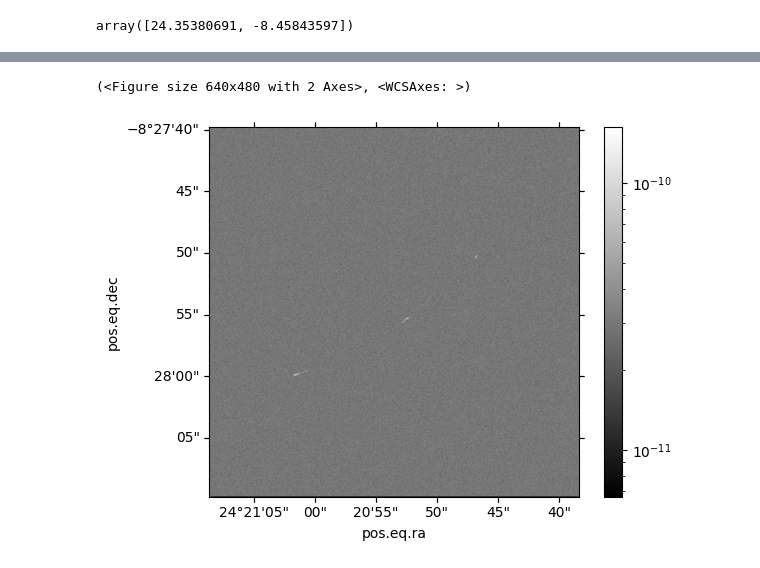
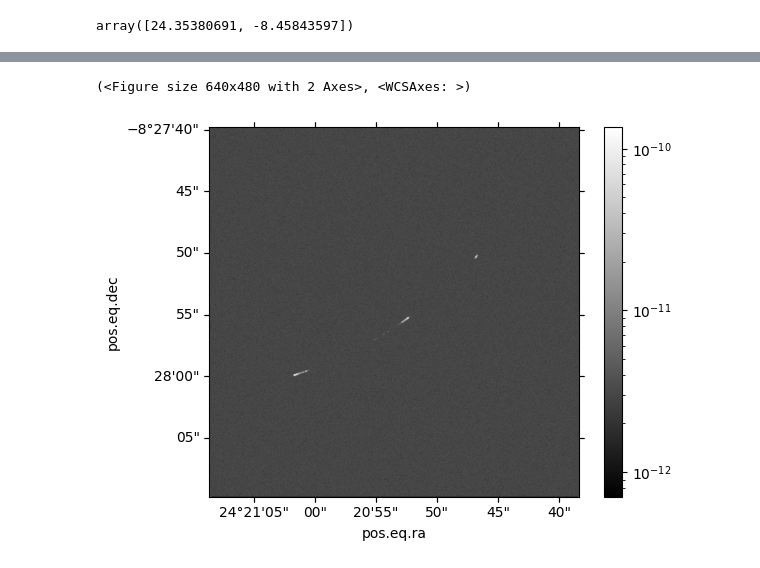
Before and after one commit to aetherumd/pyS99, a Jupyter notebook: nbs_etc/sunrise.ipynb, the cells around one changed output, grey strips where cells are left out. Cells and saved outputs as stored; diff of their text form; code cells hidden in the pictures.

```diff
--- a/nbs_etc/sunrise.ipynb
+++ b/nbs_etc/sunrise.ipynb
@@ -49,7 +77,6 @@ galaxy.pixel_scale(resolution=1000,zoom_factor=1)
 # %%
-lensed_image = observation.simulate_observation(background=3e-11,noise=5e-12,source_resolution=1000,star_by_star=True)
+lensed_image = observation.simulate_observation(background=3e-12,noise=5e-13,source_resolution=1000,star_by_star=True)
+observation.plot(background=3e-12,noise=5e-13,source_resolution=1000,star_by_star=True)
+# %% [output]
+(<Figure size 640x480 with 2 Axes>, <WCSAxes: >)
+[figure, added]
-# %%
-observation.plot(background=3e-11,noise=5e-12,source_resolution=1000,star_by_star=False)
-# %% [output]
-(<Figure size 640x480 with 2 Axes>, <WCSAxes: >)
-[figure, removed]
```
Also changed, not shown: parts of 25 cells of this notebook.
